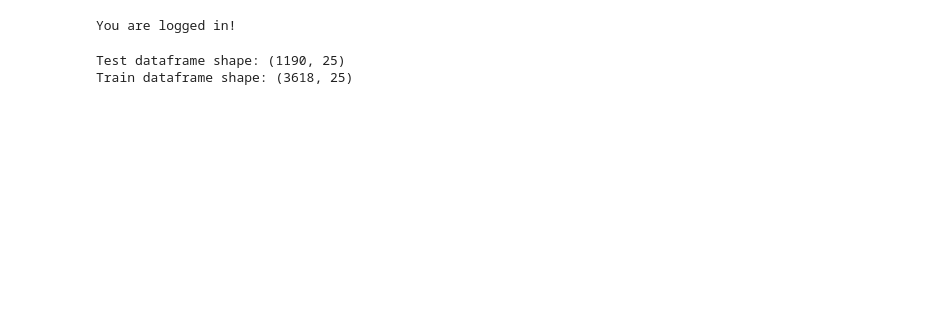
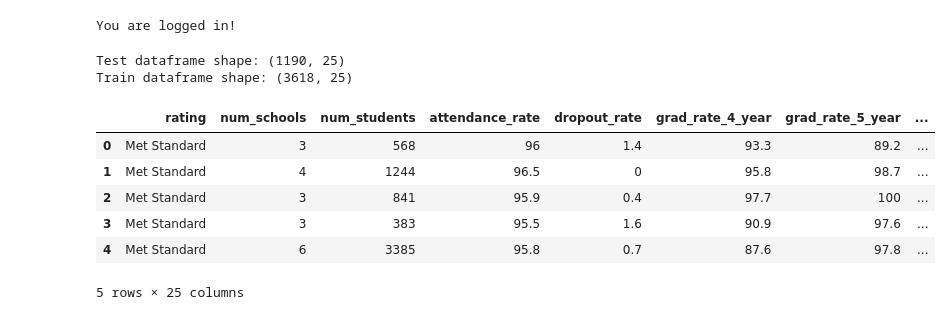
Before and after one commit to bwright96/darwin-sdk, a Jupyter notebook: sc_proj/Test.ipynb, the cells around one changed output. Saved outputs shown, nothing was run; the diff lists cells and outputs as text; code cells hidden in the pictures; blank space fills up the shorter version.

```diff
--- a/sc_proj/Test.ipynb
+++ b/sc_proj/Test.ipynb
@@ -36,13 +36,21 @@ def get_formatted_dataframe(xls_file, year):
 # %%
 test_df = get_formatted_dataframe('2016-2017.xls', 16)
 train_df = get_formatted_dataframe('2015-2016.xls',15)
 train_df = train_df.append(get_formatted_dataframe('2014-2015.xls',14))
 train_df = train_df.append(get_formatted_dataframe('2013-2014.xls',13))
 train_df = train_df.loc[(train_df['rating'] == "Met Standard") | (train_df['rating'] == "Met Alternative Standard") |(train_df['rating'] == "Improvement Required")]
 test_df = test_df.loc[(test_df['rating'] == "Met Standard") | (test_df['rating'] == "Met Alternative Standard") |(test_df['rating'] == "Improvement Required")]
 print('Test dataframe shape:', test_df.shape)
 print('Train dataframe shape:', train_df.shape)
+train_df.head()
 # %% [output]
 Test dataframe shape: (1190, 25)
 Train dataframe shape: (3618, 25)
+|  | rating | num_schools | num_students | attendance_rate | dropout_rate | grad_rate_4_year | grad_rate_5_year | ... |
+| 0 | Met Standard | 3 | 568 | 96 | 1.4 | 93.3 | 89.2 | ... |
+| 1 | Met Standard | 4 | 1244 | 96.5 | 0 | 95.8 | 98.7 | ... |
+| 2 | Met Standard | 3 | 841 | 95.9 | 0.4 | 97.7 | 100 | ... |
+| 3 | Met Standard | 3 | 383 | 95.5 | 1.6 | 90.9 | 97.6 | ... |
+| 4 | Met Standard | 6 | 3385 | 95.8 | 0.7 | 87.6 | 97.8 | ... |
+5 rows × 25 columns
 # %%
```
Also changed, not shown: parts of 19 cells of this notebook, 14 other files.
